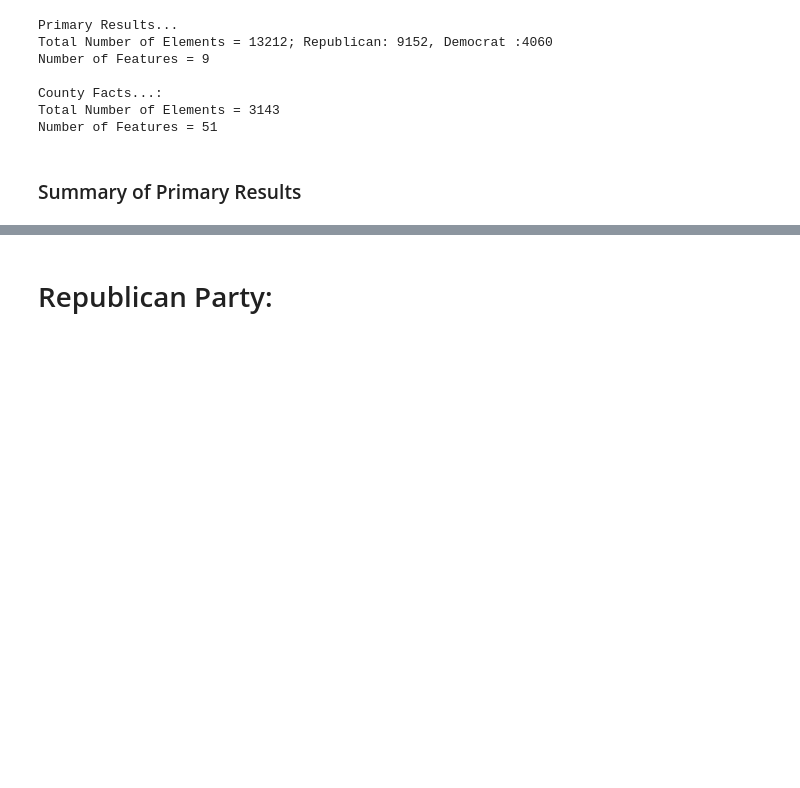
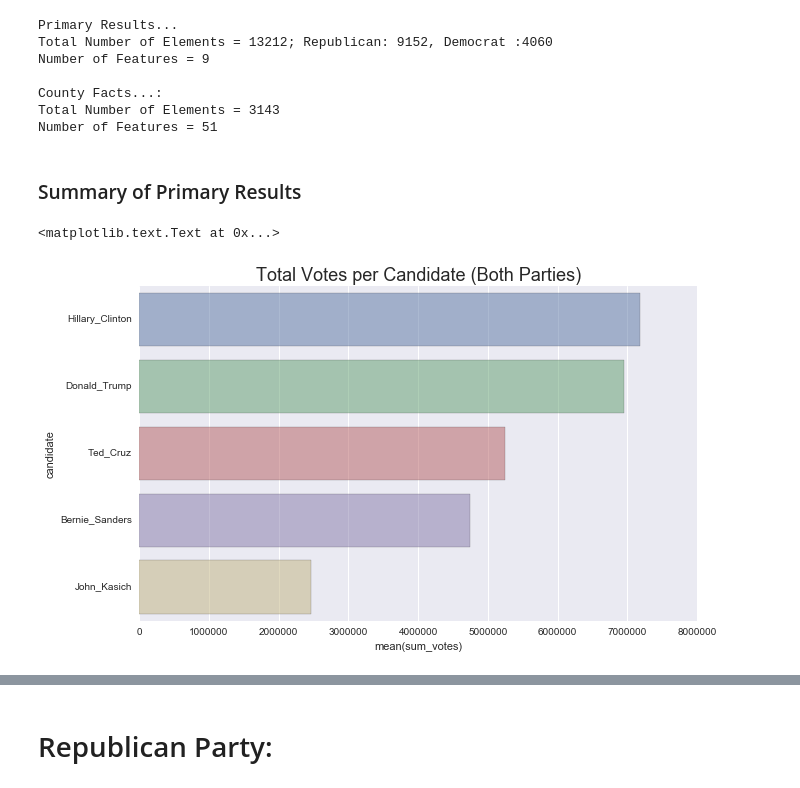
Before and after one commit to Tsmith5151/2016-US-Election---ML, a Jupyter notebook: analysis.ipynb, the cells around one changed output, grey strips where cells are left out. Cells and saved outputs as stored; diff of their text form; code cells hidden in the pictures; blank space fills up the shorter version.

```diff
--- a/analysis.ipynb
+++ b/analysis.ipynb
@@ -160,20 +161,19 @@ Number of Features = 51
 # %%
 votes_sum = pd.read_sql_query('SELECT candidate, party, sum(votes) as sum_votes \
     FROM primary_results GROUP BY candidate, party ORDER BY sum_votes desc, party;',db)
 #Candidate who suspended campaign: (drop from df)
 to_del = votes_sum.loc[votes_sum['candidate'].isin(['Jeb_Bush', 'Ben_Carson','Rand_Paul',
     'Chris_Christie','Carly_Fiorina','Rick_Santorum','Mike_Huckabee',
     "Martin_O'Malley",'Marco_Rubio','_No_Preference','_Uncommitted'])].index.tolist()
 votes = votes_sum.drop(to_del)
 
 #Plots
 sns.plt.figure(figsize=(10,6))
-sns.barplot(y = 'candidate', x = 'sum_votes', data = votes, palette = "BuGn_r")
-sns.plt.title('Total Votes per Candidate - Remaining', fontsize = 18)
-
-sns.plt.figure(figsize=(10,6))
-sns.barplot(y = 'candidate', x = 'sum_votes', data = votes_sum, palette = "BuGn_r")
-sns.plt.title('Total Votes per Candidate - All', fontsize = 18)
+sns.barplot(y = 'candidate', x = 'sum_votes', data = votes, alpha=0.5)
+sns.plt.title('Total Votes per Candidate (Both Parties)', fontsize = 18)
+# %% [output]
+<matplotlib.text.Text at 0x...>
+[figure, added]
 # %%
 # republican winner by county:
 rep_winner_county = pd.read_sql_query('SELECT candidate, count(candidate) \
```
Also changed, not shown: parts of 26 cells of this notebook.
